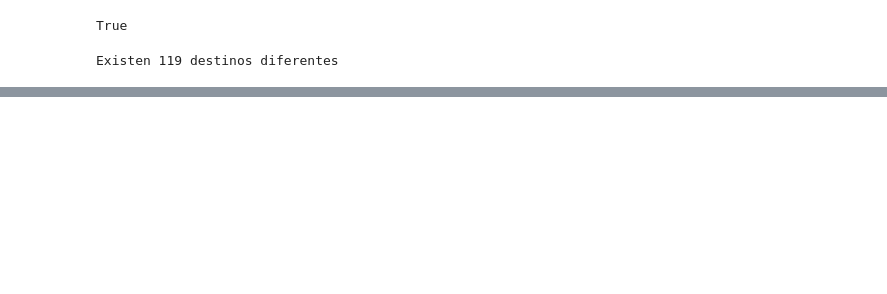
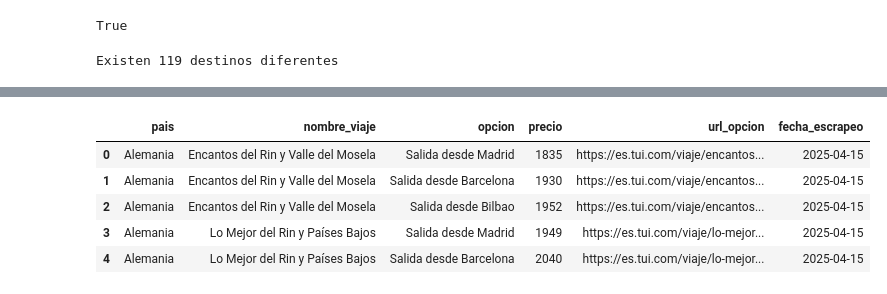
Before and after one commit to VanesaFloresRivera/Proyecto-Final, a Jupyter notebook: notebooks/escrapeo_final.ipynb, the cells around one changed output, grey strips where cells are left out. Drawn from its saved outputs; the diff is of its cells as text; code cells hidden in the pictures; blank space fills up the shorter version.

```diff
--- a/notebooks/escrapeo_final.ipynb
+++ b/notebooks/escrapeo_final.ipynb
@@ -94,0 +203,9 @@ df_combinado_viajes_totales.shape
+# %%
+df_opciones.head()
+# %% [output]
+|  | pais | nombre_viaje | opcion | precio | url_opcion | fecha_escrapeo |
+| 0 | Alemania | Encantos del Rin y Valle del Mosela | Salida desde Madrid | 1835 | https://es.tui.com/viaje/encantos... | 2025-04-15 |
+| 1 | Alemania | Encantos del Rin y Valle del Mosela | Salida desde Barcelona | 1930 | https://es.tui.com/viaje/encantos... | 2025-04-15 |
+| 2 | Alemania | Encantos del Rin y Valle del Mosela | Salida desde Bilbao | 1952 | https://es.tui.com/viaje/encantos... | 2025-04-15 |
+| 3 | Alemania | Lo Mejor del Rin y Países Bajos | Salida desde Madrid | 1949 | https://es.tui.com/viaje/lo-mejor... | 2025-04-15 |
+| 4 | Alemania | Lo Mejor del Rin y Países Bajos | Salida desde Barcelona | 2040 | https://es.tui.com/viaje/lo-mejor... | 2025-04-15 |
```
Also changed, not shown: parts of 18 cells of this notebook, 6 other files.
